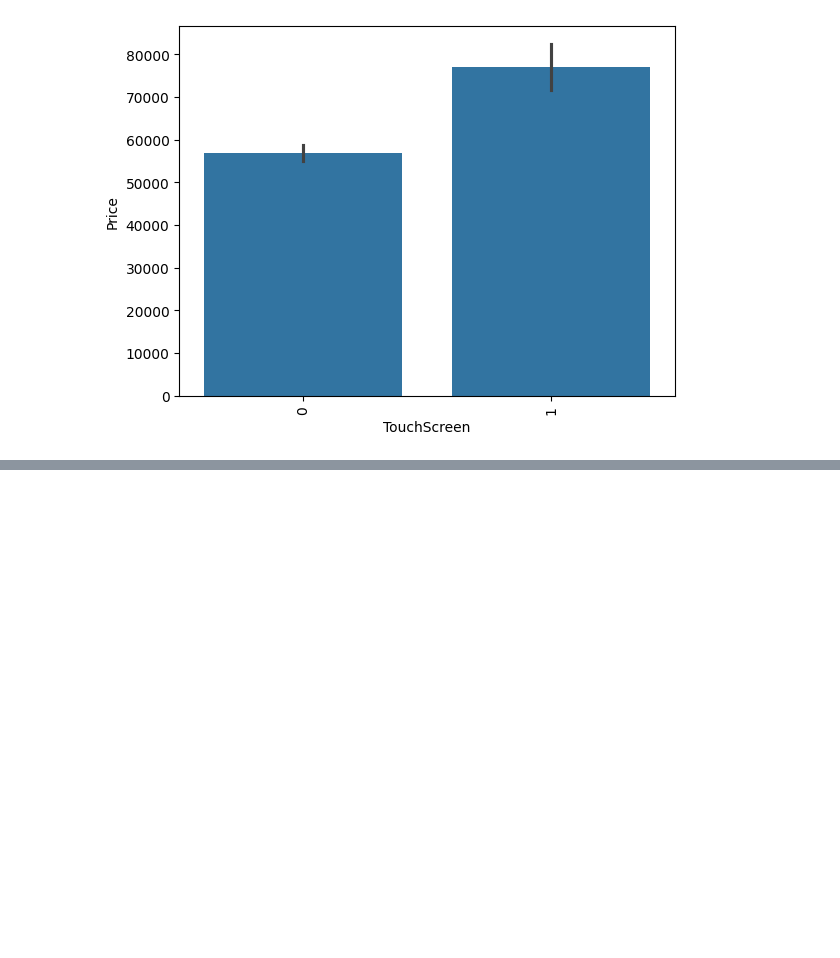
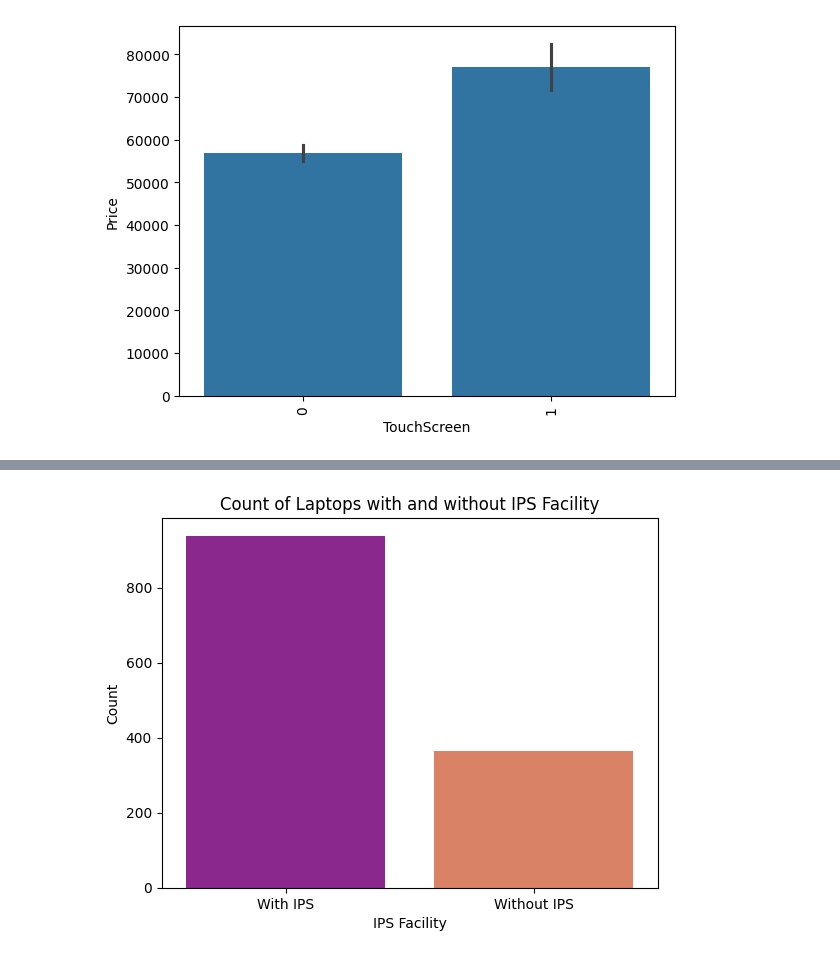
Before and after one commit to AAdewunmi/Laptop_Prices_Prediction_Project, a Jupyter notebook: Laptop_Price_Predictor.ipynb, the cells around one changed output, grey strips where cells are left out. Cells and saved outputs as stored; diff of their text form; code cells hidden in the pictures; blank space fills up the shorter version.

Commit message:
Display count of laptops with and wihout IPS facility

```diff
--- a/Laptop_Price_Predictor.ipynb
+++ b/Laptop_Price_Predictor.ipynb
@@ -444,3 +444,17 @@ df.sample(5)
 | 851 | Asus | Gaming | 15.6 | Full HD 1920x1080 | Intel Core i7 7700HQ 2.8GHz | 16 | 128GB SSD + 1TB HDD | Nvidia GeForce GTX 1060 | Windows 10 | 2.1 | ... |
 | 786 | MSI | Gaming | 15.6 | Full HD 1920x1080 | Intel Core i5 7300HQ 2.5GHz | 8 | 128GB SSD + 1TB HDD | Nvidia GeForce GTX 1050 | Windows 10 | 2.2 | ... |
 | 42 | Asus | Notebook | 15.6 | 1366x768 | Intel Core i5 7200U 2.5GHz | 8 | 1TB HDD | Nvidia GeForce 940MX | Linux | 2.3 | ... |
+# %%
+# Display count of laptops with and wihout IPS facility
+import seaborn as sn
+import matplotlib.pyplot as plt
+import pandas as pd
+
+sn.countplot(x=df['IPS'], palette='plasma')
+plt.xlabel('IPS Facility')
+plt.ylabel('Count')
+plt.title('Count of Laptops with and without IPS Facility')
+plt.xticks([0, 1], ['With IPS', 'Without IPS']) # To make the x-axis labels clearer
+plt.show()
+# %% [output]
+[figure, added]
```
